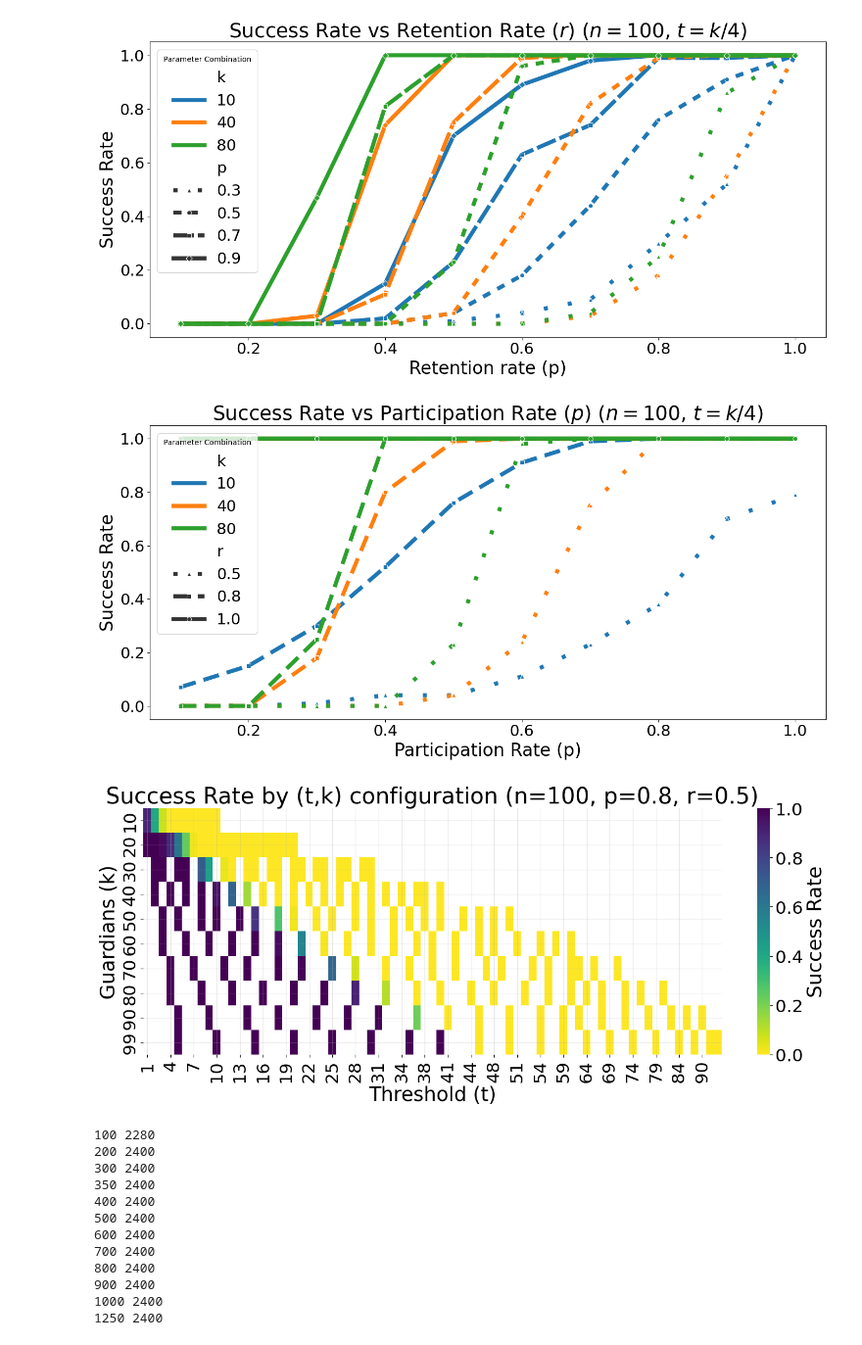
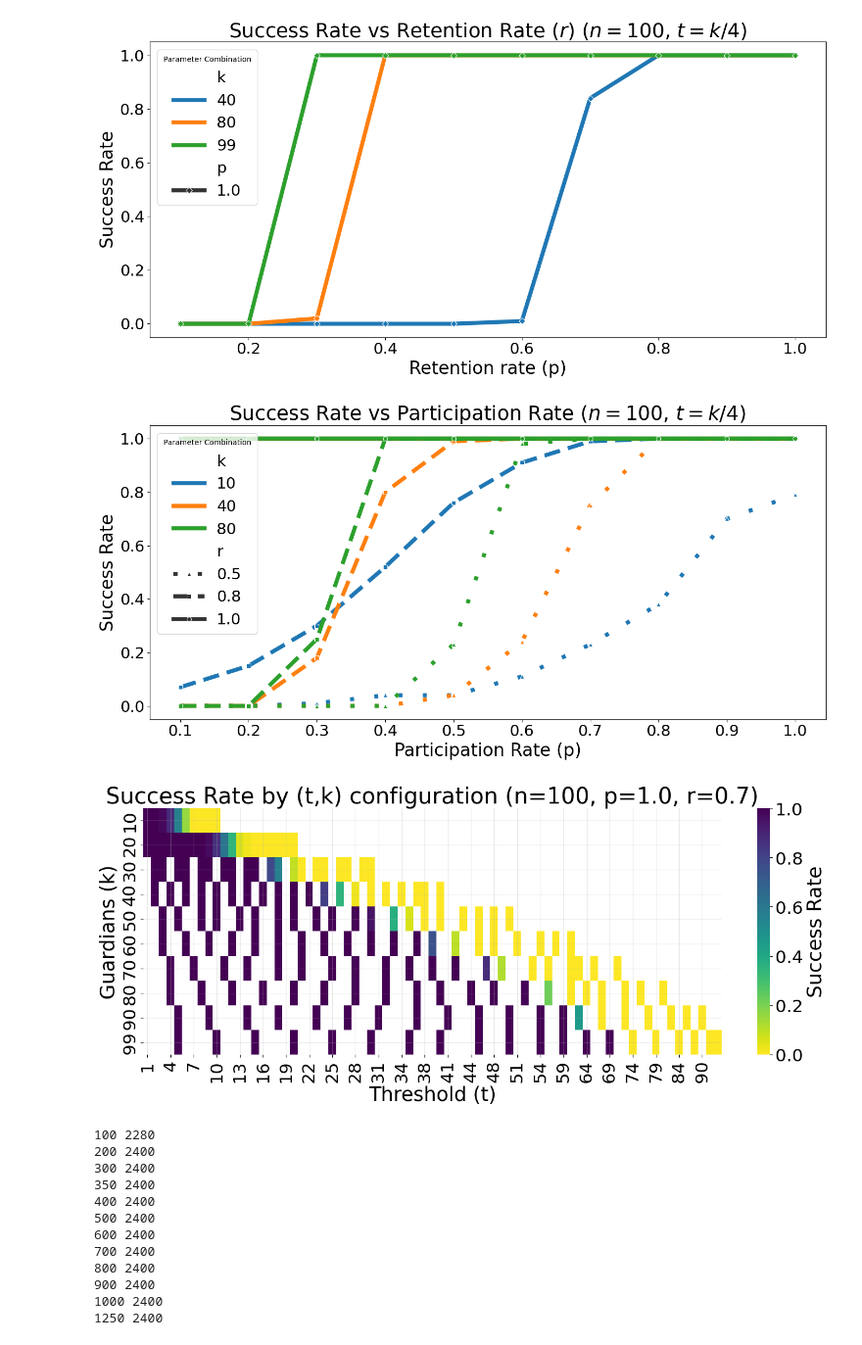
Before and after one commit to stanbar/FDKG, a Jupyter notebook: charts/charts.ipynb, the cells around one changed output. Shown at 98% size. Drawn from its saved outputs; the diff is of its cells as text; code cells hidden in the pictures.

```diff
--- a/charts/charts.ipynb
+++ b/charts/charts.ipynb
@@ -46,9 +109,9 @@ fdkg_renamed = dense_df.rename(columns={
 # Filter and copy to avoid SettingWithCopyWarning
 fdkg_subset = fdkg_renamed[
     (fdkg_renamed['nodes'] == n) &
-    (fdkg_renamed['p'].isin([0.3, 0.5, 0.7, 0.9])) &
-    (fdkg_renamed['threshold'] == fdkg_renamed['k'] // 4) &
-    (fdkg_renamed['k'].isin([10, 40, 80]))
+    (fdkg_renamed['p'].isin([1.0])) &
+    ((fdkg_renamed['threshold'] == 25) | (fdkg_renamed['threshold'] == 24)) &
+    (fdkg_renamed['k'].isin([10, 40, 80, 99]))
 ].copy()
 
 
@@ -56,37 +119,37 @@ fdkg_subset = fdkg_renamed[
 plt.figure(figsize=(14, 7))
 
 plt.rcParams.update({
     'axes.titlesize': 27,
     'axes.labelsize': 24,
     'xtick.labelsize': 21,
     'ytick.labelsize': 21,
     'legend.fontsize': 21
 })
 
 # Use the "tab10" color palette, and assign distinct markers for each r value.
 sns.lineplot(
     data=fdkg_subset,
     x='r',
     y='successRate',
     hue='k',
     style='p',
     palette="tab10",
     linewidth=5.5,
-    dashes={0.9: '', 0.7: (5, 1), 0.5: (2, 2), 0.3: (1, 5)},
-    markers={0.9: "D", 0.7: "s",0.5: "o", 0.3: "^"}
+    dashes={1.0: '',0.9: (12, 1), 0.7: (4, 1), 0.5: (2, 2), 0.3: (1, 5)},
+    markers={1.0: "D", 0.9: "D", 0.7: "s",0.5: "o", 0.3: "^"}
 )
 
 
 
 plt.title(f"Success Rate vs Retention Rate ($r$) ($n={n}$, $t=k/4$)")
-plt.xlabel("Retention rate (p)")
+plt.xlabel("Retention rate (r)")
 plt.ylabel("Success Rate")
 plt.tight_layout()
 plt.savefig("parameters_significance_retention_axis.png")
 plt.legend(title="Parameter Combination", loc='upper left')
 plt.show()
 # %% [output]
-[figure, old version]
+[figure, new version]
 # %%
 import pandas as pd
 import matplotlib.pyplot as plt
@@ -133,15 +196,17 @@ plt.rcParams.update({
     'legend.fontsize': 21
 })
 
-plt.title(f"Success Rate vs Participation Rate ($p$) ($n={n}$, $t=k/4$)")
+plt.title(f"Success Rate vs Participation Rate ($n={n}$, $t=k/4$)")
 plt.xlabel("Participation Rate (p)")
 plt.ylabel("Success Rate")
 plt.legend(title="Parameter Combination", loc='upper left')
+import numpy as np
+plt.xticks(np.arange(0.1, 1.01, 0.1))
 plt.tight_layout()
 plt.savefig("parameters_significance_participation_axis.png")
 plt.show()
 # %% [output]
-[figure, old version]
+[figure, new version]
 # %%
 
 # --------------------------------------------------
@@ -149,8 +214,8 @@ plt.show()
 # Show success rates for different (k,t) combinations
 # --------------------------------------------------
 n = 100
-p = 0.8 # 1.0 0.8
-r = 0.5
+p = 1.0
+r = 0.7
 plt.rcParams.update({
     'axes.titlesize': 18*1.6,
     'axes.labelsize': 16*1.6,
@@ -163,8 +228,8 @@ plt.rcParams.update({
 heatmap_data = fdkg_df[
     (fdkg_df['nodes'] == n) &
     (fdkg_df['fdkgPercentage'] == p) &
-    (fdkg_df['tallierRetPct'] == r) &
-    (fdkg_df['protocol'] == 'FDKG')
+    (fdkg_df['tallierRetPct'] == r)
+    #(fdkg_df['protocol'] == 'FDKG')
 ].pivot_table(index='guardians', columns='threshold', values='successRate')
 
 plt.figure(figsize=(14, 6))
@@ -183,7 +248,7 @@ plt.tight_layout()
 plt.savefig(f'guardian_set_configuration_n{n}_p{p}_r{r}.png')
 plt.show()
 # %% [output]
-[figure, old version]
+[figure, new version]
 # %%
 ba_df = pd.read_csv(f'../liveness_sim/full_simulation_results_nodes_BarabasiAlbert.csv')
 random_df = pd.read_csv(f'../liveness_sim/full_simulation_results_nodes_RandomGraph.csv')
```
Also changed, not shown: parts of 8 cells of this notebook, 5 other files.
